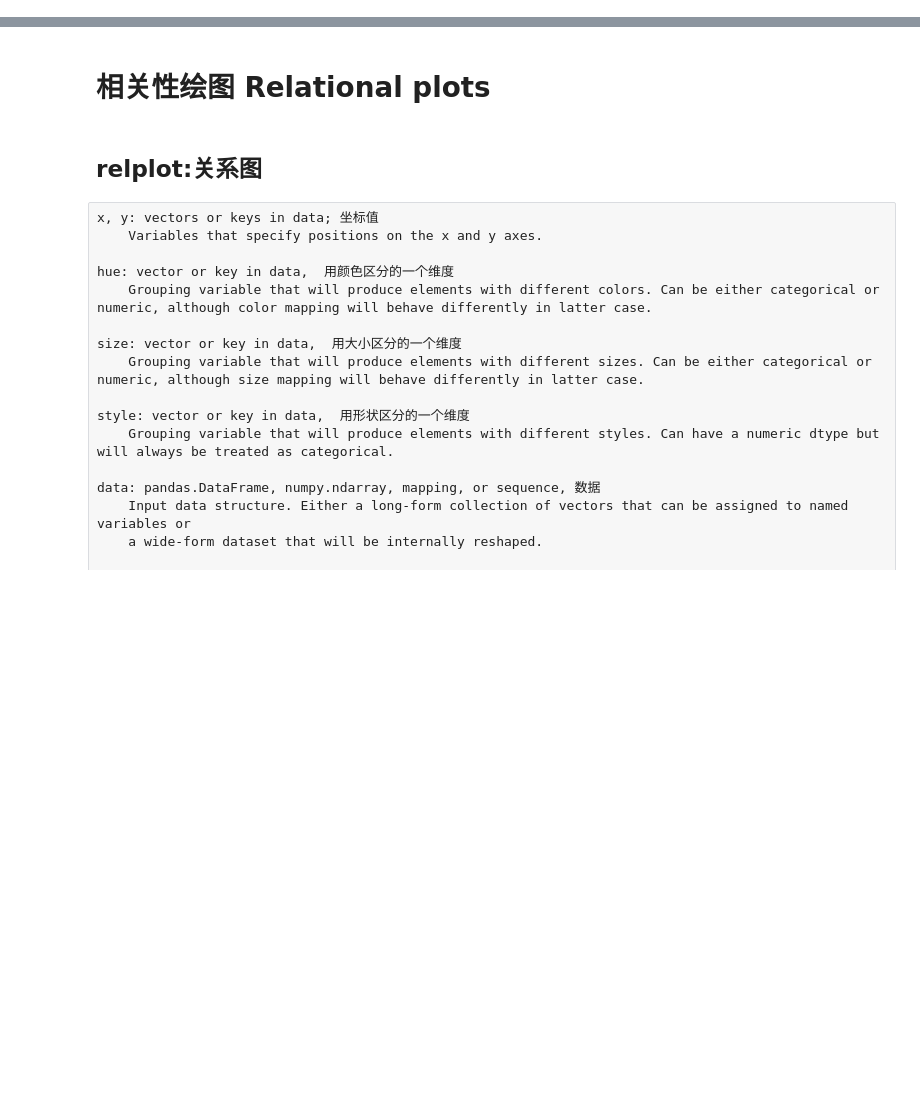
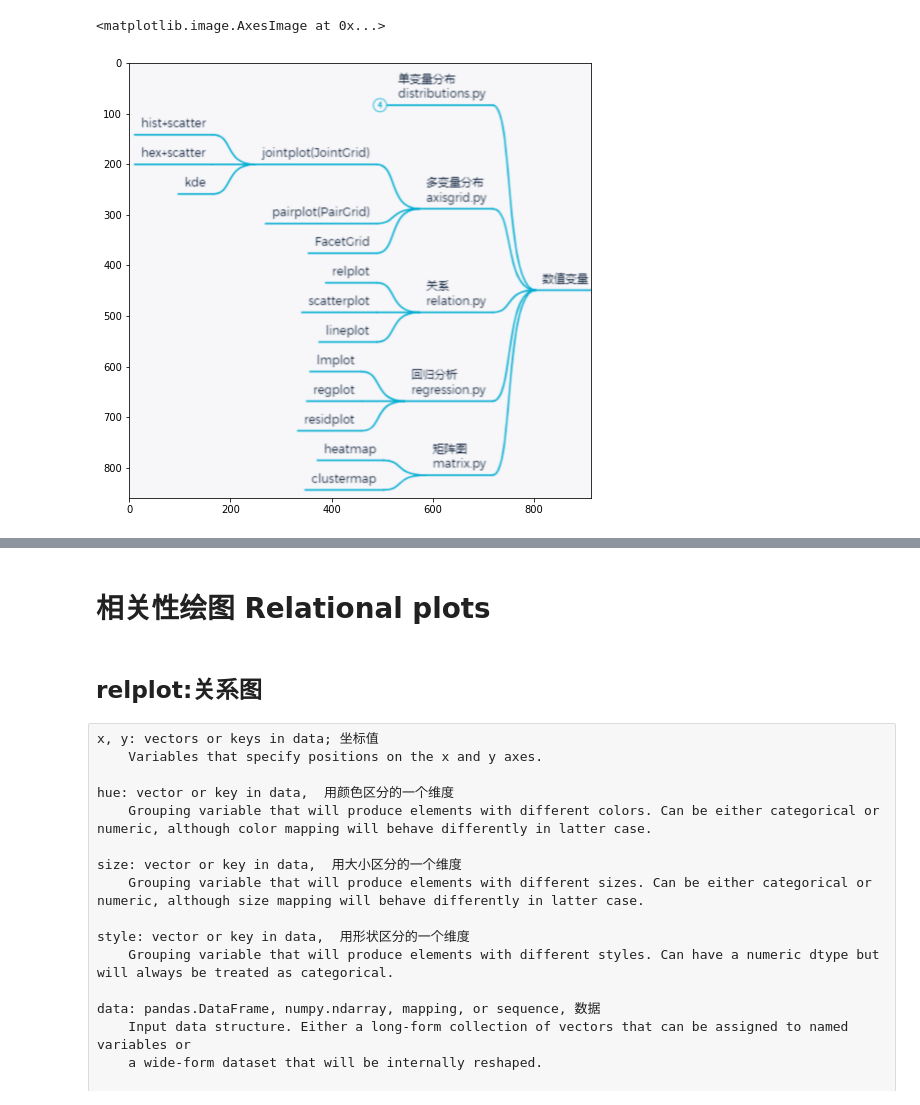
Before and after one commit to sunocean01/Matplotlib_Note, a Jupyter notebook: seaborn_module.ipynb, the cells around one changed output, grey strips where cells are left out. Saved outputs shown, nothing was run; the diff lists cells and outputs as text; code cells hidden in the pictures; blank space fills up the shorter version.

```diff
--- a/seaborn_module.ipynb
+++ b/seaborn_module.ipynb
@@ -35,8 +38,11 @@ ax.imshow(im)
 # %%
-img = r"..\testfile\seaborn_variance.PNG"
+img = r".\testin\seaborn_variance.PNG"
 
 fig = plt.figure(figsize=(14,8))
 ax = fig.add_subplot()
 im = plt.imread(img)
 ax.imshow(im)
+# %% [output]
+<matplotlib.image.AxesImage at 0x...>
+[figure, added]
 # %%
```
Also changed, not shown: parts of 89 cells of this notebook, 3 other files.
